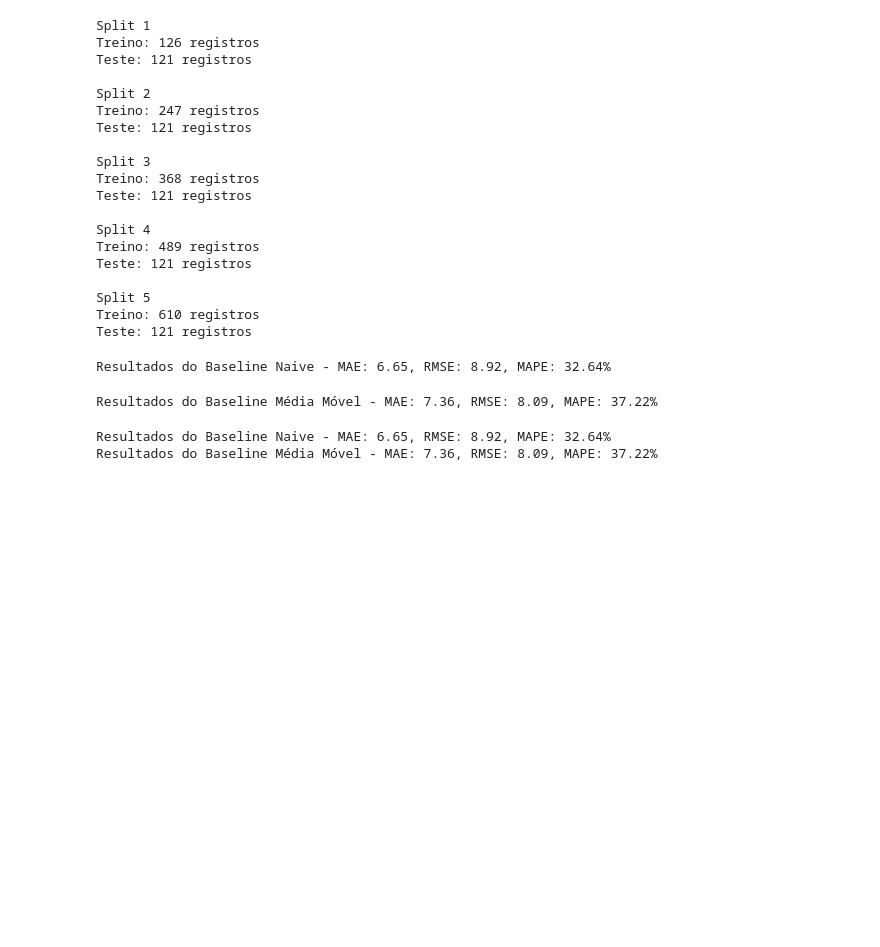
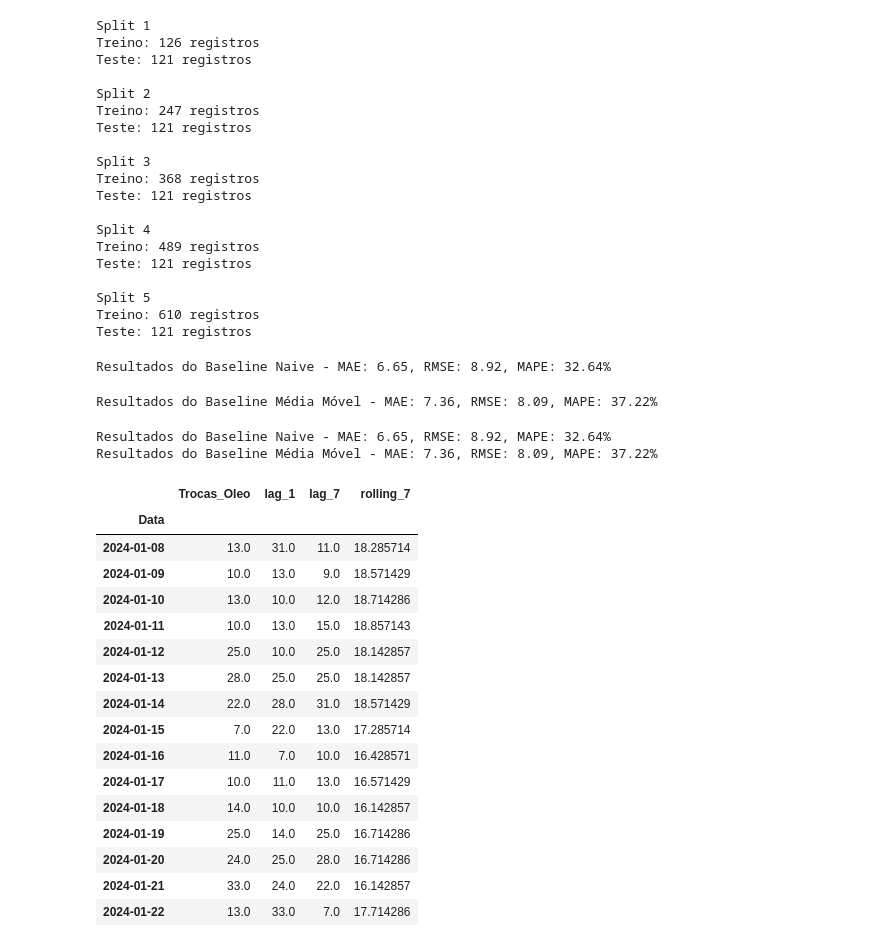
Before and after one commit to PauloHenri11/mecaniQA-maceio, a Jupyter notebook: mecaniqa_oat2.ipynb, the cells around one changed output. Saved outputs shown, nothing was run; the diff lists cells and outputs as text; code cells hidden in the pictures; blank space fills up the shorter version.

```diff
--- a/mecaniqa_oat2.ipynb
+++ b/mecaniqa_oat2.ipynb
@@ -243,3 +242,34 @@ print(
 # %% [output]
 Resultados do Baseline Naive - MAE: 6.65, RMSE: 8.92, MAPE: 32.64%
 Resultados do Baseline Média Móvel - MAE: 7.36, RMSE: 8.09, MAPE: 37.22%
+# %%
+df["lag_1"] = df["Trocas_Oleo"].shift(1)
+df["lag_7"] = df["Trocas_Oleo"].shift(7)
+# %%
+df["rolling_7"] = df["Trocas_Oleo"].shift(1).rolling(window=7).mean()
+# %%
+df_features = df.dropna(
+    subset=["lag_1", "lag_7", "rolling_7"]
+).copy()
+# %%
+df_features[
+      ["Trocas_Oleo", "lag_1", "lag_7", "rolling_7"]
+  ].head(15)
+# %% [output]
+|  | Trocas_Oleo | lag_1 | lag_7 | rolling_7 |
+| Data |  |  |  |  |
+| 2024-01-08 | 13.0 | 31.0 | 11.0 | 18.285714 |
+| 2024-01-09 | 10.0 | 13.0 | 9.0 | 18.571429 |
+| 2024-01-10 | 13.0 | 10.0 | 12.0 | 18.714286 |
+| 2024-01-11 | 10.0 | 13.0 | 15.0 | 18.857143 |
+| 2024-01-12 | 25.0 | 10.0 | 25.0 | 18.142857 |
+| 2024-01-13 | 28.0 | 25.0 | 25.0 | 18.142857 |
+| 2024-01-14 | 22.0 | 28.0 | 31.0 | 18.571429 |
+| 2024-01-15 | 7.0 | 22.0 | 13.0 | 17.285714 |
+| 2024-01-16 | 11.0 | 7.0 | 10.0 | 16.428571 |
+| 2024-01-17 | 10.0 | 11.0 | 13.0 | 16.571429 |
+| 2024-01-18 | 14.0 | 10.0 | 10.0 | 16.142857 |
+| 2024-01-19 | 25.0 | 14.0 | 25.0 | 16.714286 |
+| 2024-01-20 | 24.0 | 25.0 | 28.0 | 16.714286 |
+| 2024-01-21 | 33.0 | 24.0 | 22.0 | 16.142857 |
+| 2024-01-22 | 13.0 | 33.0 | 7.0 | 17.714286 |
```
Also changed, not shown: parts of 3 cells of this notebook.
